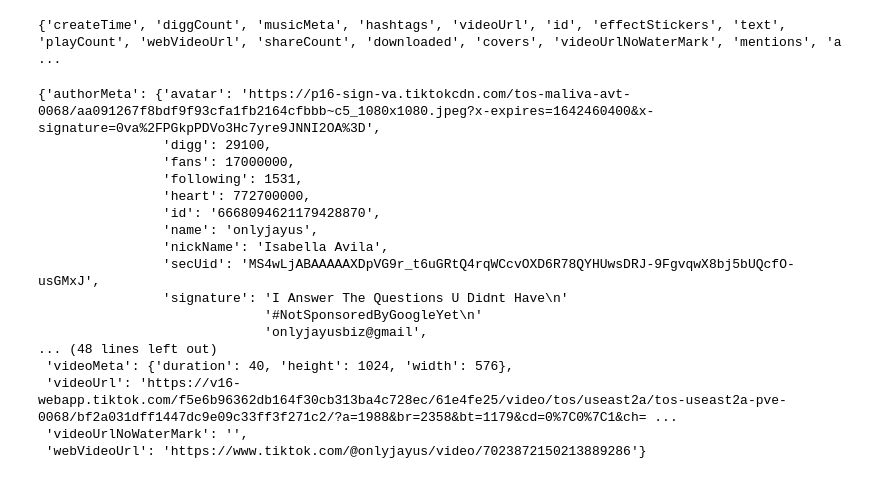
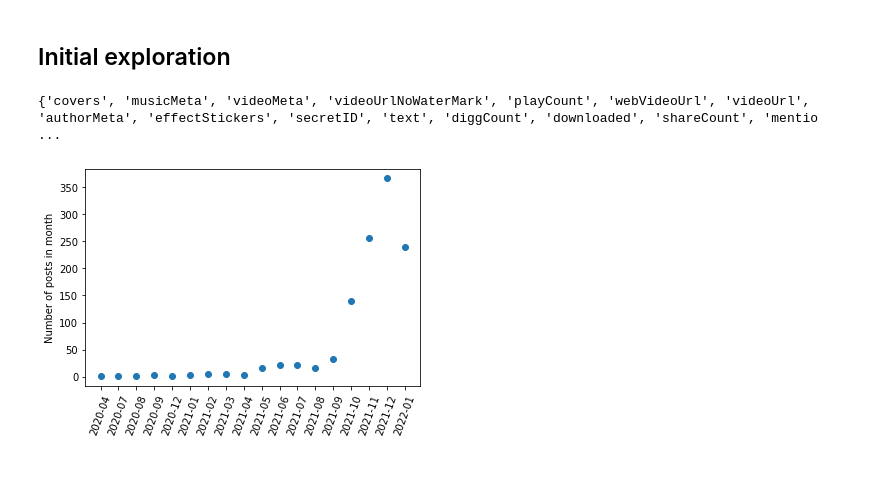
Before and after one commit to jessicalamjh/antiwork-scraping, a Jupyter notebook: notebooks/tiktok-scraper.ipynb, the cells around one changed output. Cells and saved outputs as stored; diff of their text form; code cells hidden in the pictures.

Commit message:
basic exploration of scraped tiktok posts

```diff
--- a/notebooks/tiktok-scraper.ipynb
+++ b/notebooks/tiktok-scraper.ipynb
@@ -7,33 +10,30 @@ from tqdm import tqdm
 # %%
 # directories
 data_dir = "../tiktok-data"
+# %% [markdown]
+## Initial exploration
 # %%
 # load data
-filepath = path.join(data_dir, "2022-01-17_0026/antiwork_1642375613935.json")
+filepath = path.join(data_dir, "2022-01-17_0059/antiwork_1642377633704.json")
 with open(filepath, 'r') as f:
     data = json.load(f)
 
 # peek at available metadata
 print(set(data[0].keys()))
 # %% [output]
-{'createTime', 'diggCount', 'musicMeta', 'hashtags', 'videoUrl', 'id', 'effectStickers', 'text', 'playCount', 'webVideoUrl', 'shareCount', 'downloaded', 'covers', 'videoUrlNoWaterMark', 'mentions', 'a ...
+{'covers', 'musicMeta', 'videoMeta', 'videoUrlNoWaterMark', 'playCount', 'webVideoUrl', 'videoUrl', 'authorMeta', 'effectStickers', 'secretID', 'text', 'diggCount', 'downloaded', 'shareCount', 'mentio ...
-# %%
-pprint(data[0])
-# %% [output]
-{'authorMeta': {'avatar': 'https://p16-sign-va.tiktokcdn.com/tos-maliva-avt-0068/aa091267f8bdf9f93cfa1fb2164cfbbb~c5_1080x1080.jpeg?x-expires=1642460400&x-signature=0va%2FPGkpPDVo3Hc7yre9JNNI2OA%3D',
-                'digg': 29100,
-                'fans': 17000000,
-                'following': 1531,
-                'heart': 772700000,
-                'id': '6668094621179428870',
-                'name': 'onlyjayus',
-                'nickName': 'Isabella Avila',
-                'secUid': 'MS4wLjABAAAAAXDpVG9r_t6uGRtQ4rqWCcvOXD6R78QYHUwsDRJ-9FgvqwX8bj5bUQcfO-usGMxJ',
-                'signature': 'I Answer The Questions U Didnt Have\n'
-                             '#NotSponsoredByGoogleYet\n'
-                             'onlyjayusbiz@gmail',
-... (48 lines left out)
- 'videoMeta': {'duration': 40, 'height': 1024, 'width': 576},
- 'videoUrl': 'https://v16-webapp.tiktok.com/f5e6b96362db164f30cb313ba4c728ec/61e4fe25/video/tos/useast2a/tos-useast2a-pve-0068/bf2a031dff1447dc9e09c33ff3f271c2/?a=1988&br=2358&bt=1179&cd=0%7C0%7C1&ch= ...
- 'videoUrlNoWaterMark': '',
- 'webVideoUrl': 'https://www.tiktok.com/@onlyjayus/video/7023872150213889286'}
+# %%
+# get range of timestamps of posts
+timestamps = []
+for x in tqdm(data):
+    timestamp = dt.fromtimestamp(x['createTime']).strftime("%Y-%m")
+    timestamps.append(timestamp)
+
+# plot
+x, y = zip(*Counter(sorted(timestamps)).items())
+plt.plot_date(x, y,)
+plt.ylabel("Number of posts in month")
+plt.xticks(rotation=70, ha="center")
+plt.show()
+# %% [output]
+[figure, added]
```
Also changed, not shown: parts of 3 cells of this notebook, 1 other file.
